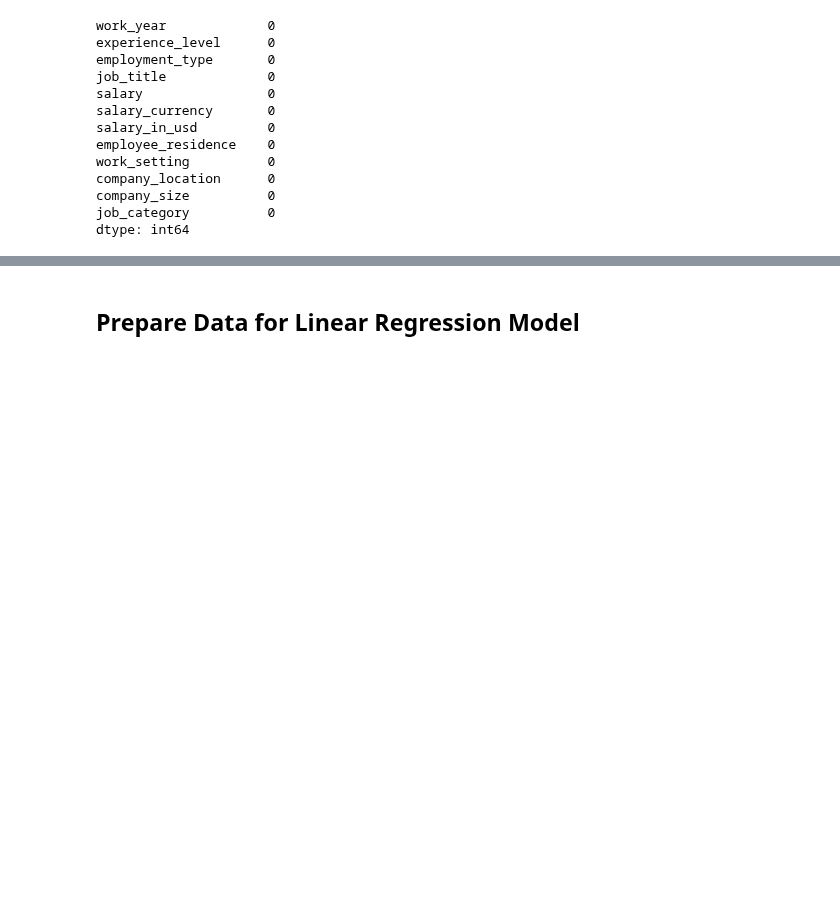
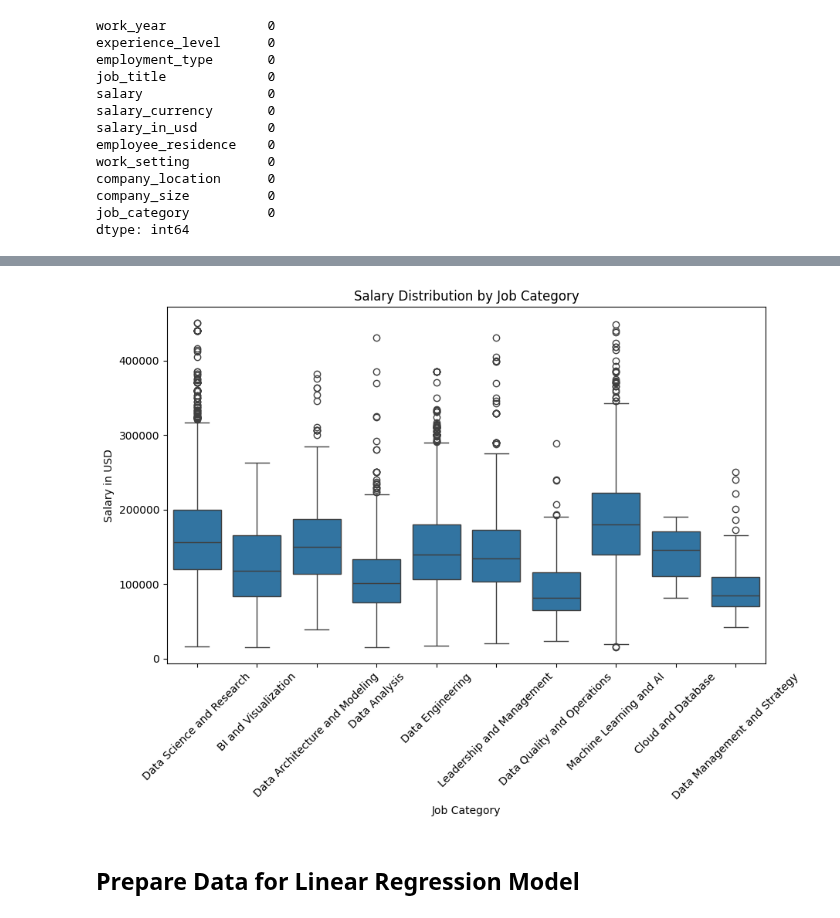
Before and after one commit to bdegouw/ad688-group1-job-market-analysis-f25, a Jupyter notebook: linear_regression.ipynb, the cells around one changed output, grey strips where cells are left out. Drawn from its saved outputs; the diff is of its cells as text; code cells hidden in the pictures; blank space fills up the shorter version.

```diff
--- a/linear_regression.ipynb
+++ b/linear_regression.ipynb
@@ -51,3 +84,14 @@ dtype: int64
+# %%
+# Visualize Salary Distribution by Job Category
+plt.figure(figsize=(10,6))
+sns.boxplot(x='job_category', y='salary_in_usd', data=jobdata)
+plt.title('Salary Distribution by Job Category')
+plt.xlabel('Job Category')
+plt.ylabel('Salary in USD')
+plt.xticks(rotation=45)
+plt.show()
+# %% [output]
+[figure, added]
 # %% [markdown]
 ## Prepare Data for Linear Regression Model
 # %%
```
Also changed, not shown: parts of 4 cells of this notebook.
